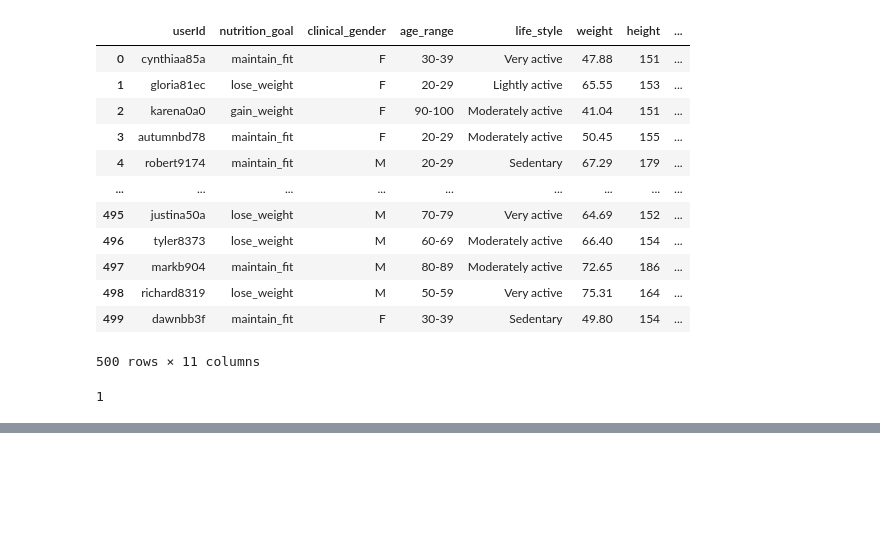
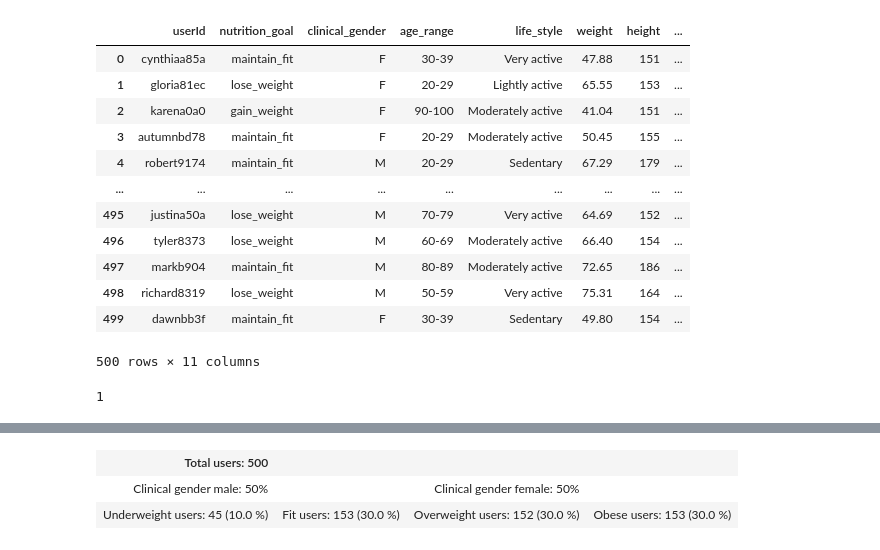
Before and after one commit to aislab-hevs/synthetic_data_nutrition_generation, a Jupyter notebook: src/generator_notebook.ipynb, the cells around one changed output, grey strips where cells are left out. Drawn from its saved outputs; the diff is of its cells as text; code cells hidden in the pictures; blank space fills up the shorter version.

```diff
--- a/src/generator_notebook.ipynb
+++ b/src/generator_notebook.ipynb
@@ -882,0 +928,6 @@ HTML_Table()
+# %%
+HTML(table.render())
+# %% [output]
+| Total users: 500 |  |  |  |
+| Clinical gender male: 50% |  | Clinical gender female: 50% |  |
+| Underweight users: 45 (10.0 %) | Fit users: 153 (30.0 %) | Overweight users: 152 (30.0 %) | Obese users: 153 (30.0 %) |
```
Also changed, not shown: parts of 9 cells of this notebook.
